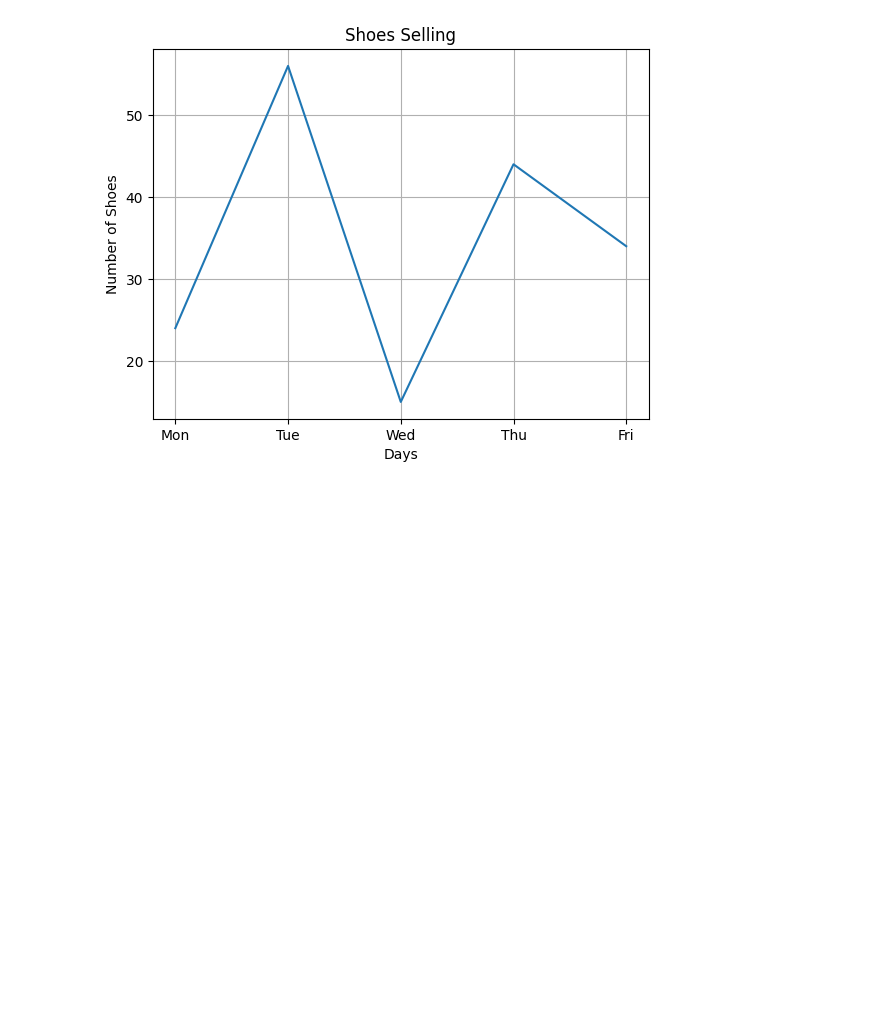
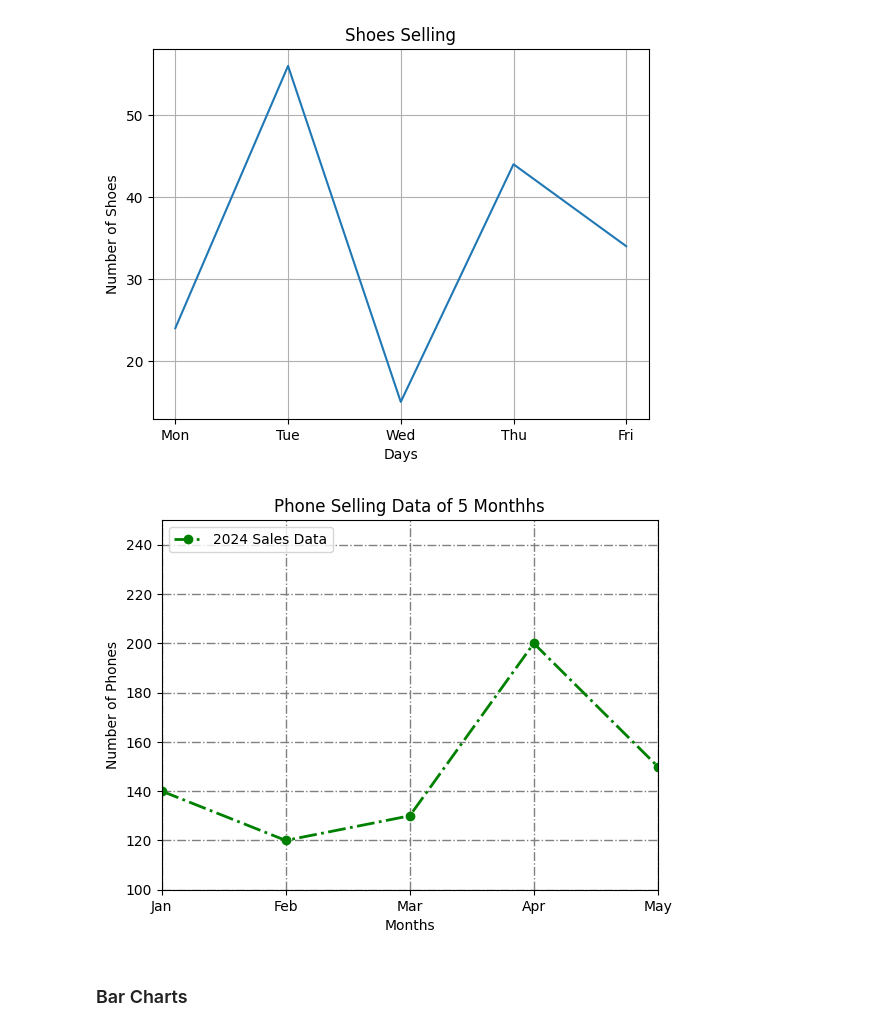
Before and after one commit to harshJyoriya1009/PY_CHARTS, a Jupyter notebook: phase1.ipynb, the cells around one changed output. Cells and saved outputs as stored; diff of their text form; code cells hidden in the pictures; blank space fills up the shorter version.

Commit message:
py_charts

```diff
--- a/phase1.ipynb
+++ b/phase1.ipynb
@@ -22,0 +26,17 @@ plt.show()
+# %%
+months=['Jan','Feb','Mar','Apr','May']
+sales=[140,120,130,200,150]
+
+plt.plot(months, sales, color="green", linestyle='-.', linewidth=2, marker='o', label='2024 Sales Data')
+plt.xlabel("Months")
+plt.ylabel("Number of Phones")
+plt.title("Phone Selling Data of 5 Monthhs")
+plt.legend(loc='upper left', fontsize=10)
+plt.grid(color='gray', linestyle='-.', linewidth=1)
+plt.xlim(0,4)
+plt.ylim(100,250)
+plt.show()
+# %% [output]
+[figure, added]
+# %% [markdown]
+### Bar Charts
```
Also changed, not shown: parts of 9 cells of this notebook, 9 other files.
